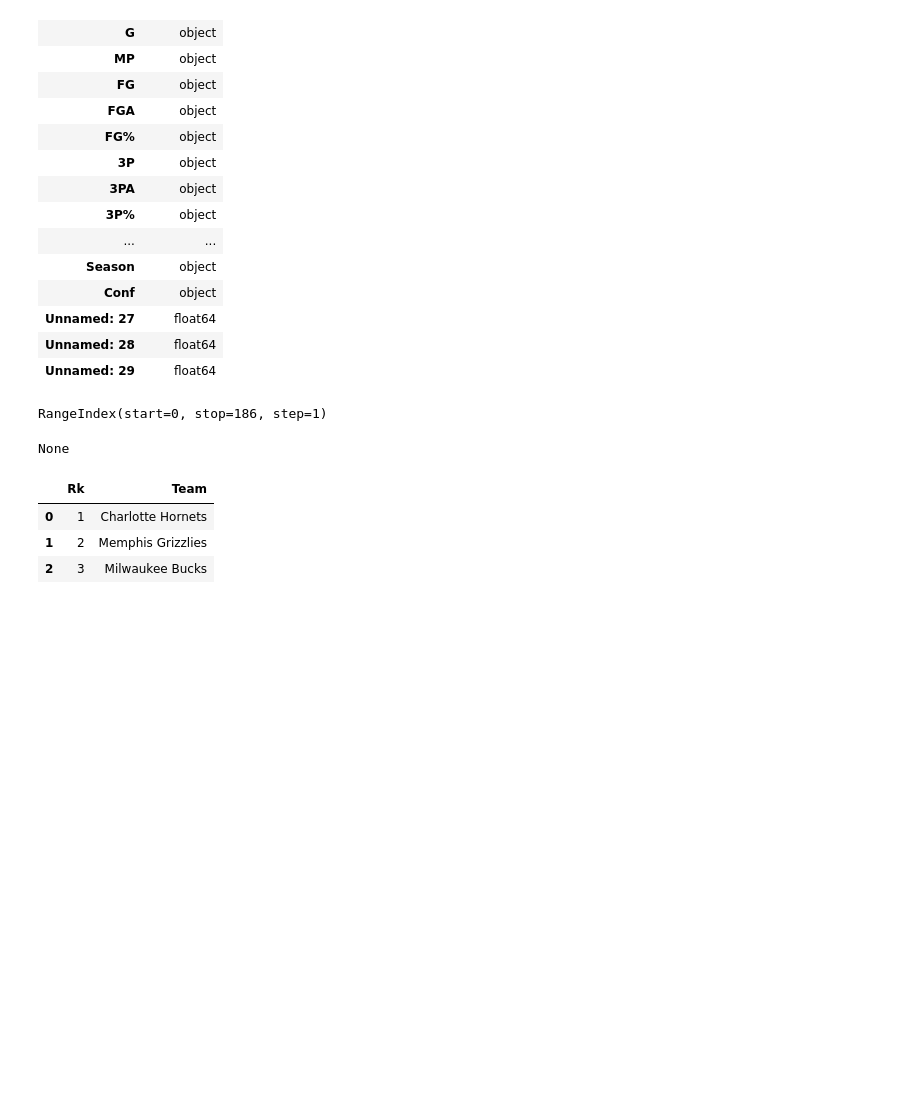
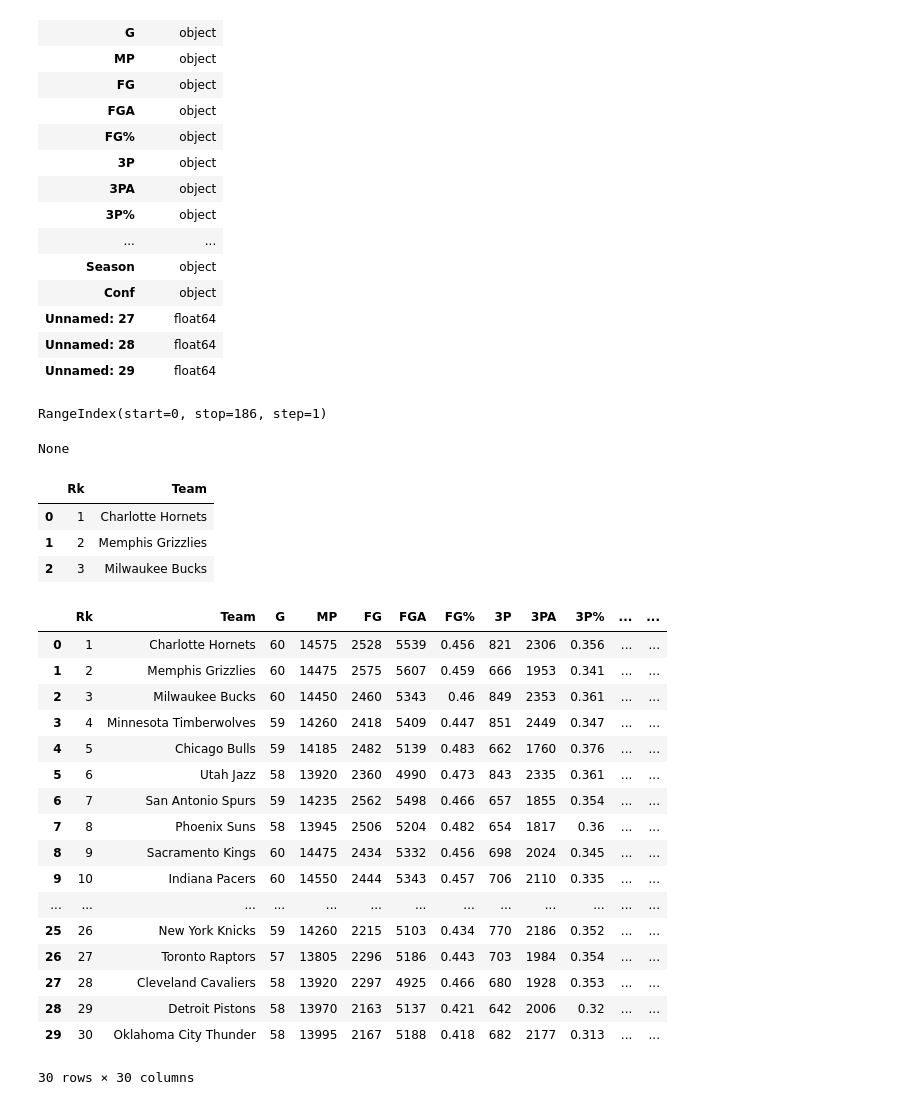
Before and after one commit to PEfullstack21/NBA-Playoff-Predictor, a Jupyter notebook: NBA Stats EDA.ipynb, the cells around one changed output. Cells and saved outputs as stored; diff of their text form; code cells hidden in the pictures; blank space fills up the shorter version.

```diff
--- a/NBA Stats EDA.ipynb
+++ b/NBA Stats EDA.ipynb
@@ -84,3 +86,26 @@ pd.DataFrame(df.head(3)[['Rk', 'Team']])
 | 0 | 1 | Charlotte Hornets |
 | 1 | 2 | Memphis Grizzlies |
 | 2 | 3 | Milwaukee Bucks |
+# %%
+#new dataframe to slice the data set for one years worth of data
+year_df = df[df['Season'] == '20-21']
+year_df
+# %% [output]
+|  | Rk | Team | G | MP | FG | FGA | FG% | 3P | 3PA | 3P% | ... | ... |
+| 0 | 1 | Charlotte Hornets | 60 | 14575 | 2528 | 5539 | 0.456 | 821 | 2306 | 0.356 | ... | ... |
+| 1 | 2 | Memphis Grizzlies | 60 | 14475 | 2575 | 5607 | 0.459 | 666 | 1953 | 0.341 | ... | ... |
+| 2 | 3 | Milwaukee Bucks | 60 | 14450 | 2460 | 5343 | 0.46 | 849 | 2353 | 0.361 | ... | ... |
+| 3 | 4 | Minnesota Timberwolves | 59 | 14260 | 2418 | 5409 | 0.447 | 851 | 2449 | 0.347 | ... | ... |
+| 4 | 5 | Chicago Bulls | 59 | 14185 | 2482 | 5139 | 0.483 | 662 | 1760 | 0.376 | ... | ... |
+| 5 | 6 | Utah Jazz | 58 | 13920 | 2360 | 4990 | 0.473 | 843 | 2335 | 0.361 | ... | ... |
+| 6 | 7 | San Antonio Spurs | 59 | 14235 | 2562 | 5498 | 0.466 | 657 | 1855 | 0.354 | ... | ... |
+| 7 | 8 | Phoenix Suns | 58 | 13945 | 2506 | 5204 | 0.482 | 654 | 1817 | 0.36 | ... | ... |
+| 8 | 9 | Sacramento Kings | 60 | 14475 | 2434 | 5332 | 0.456 | 698 | 2024 | 0.345 | ... | ... |
+| 9 | 10 | Indiana Pacers | 60 | 14550 | 2444 | 5343 | 0.457 | 706 | 2110 | 0.335 | ... | ... |
+| ... | ... | ... | ... | ... | ... | ... | ... | ... | ... | ... | ... | ... |
+| 25 | 26 | New York Knicks | 59 | 14260 | 2215 | 5103 | 0.434 | 770 | 2186 | 0.352 | ... | ... |
+| 26 | 27 | Toronto Raptors | 57 | 13805 | 2296 | 5186 | 0.443 | 703 | 1984 | 0.354 | ... | ... |
+| 27 | 28 | Cleveland Cavaliers | 58 | 13920 | 2297 | 4925 | 0.466 | 680 | 1928 | 0.353 | ... | ... |
+| 28 | 29 | Detroit Pistons | 58 | 13970 | 2163 | 5137 | 0.421 | 642 | 2006 | 0.32 | ... | ... |
+| 29 | 30 | Oklahoma City Thunder | 58 | 13995 | 2167 | 5188 | 0.418 | 682 | 2177 | 0.313 | ... | ... |
+30 rows × 30 columns
```
Also changed, not shown: parts of 6 cells of this notebook.
